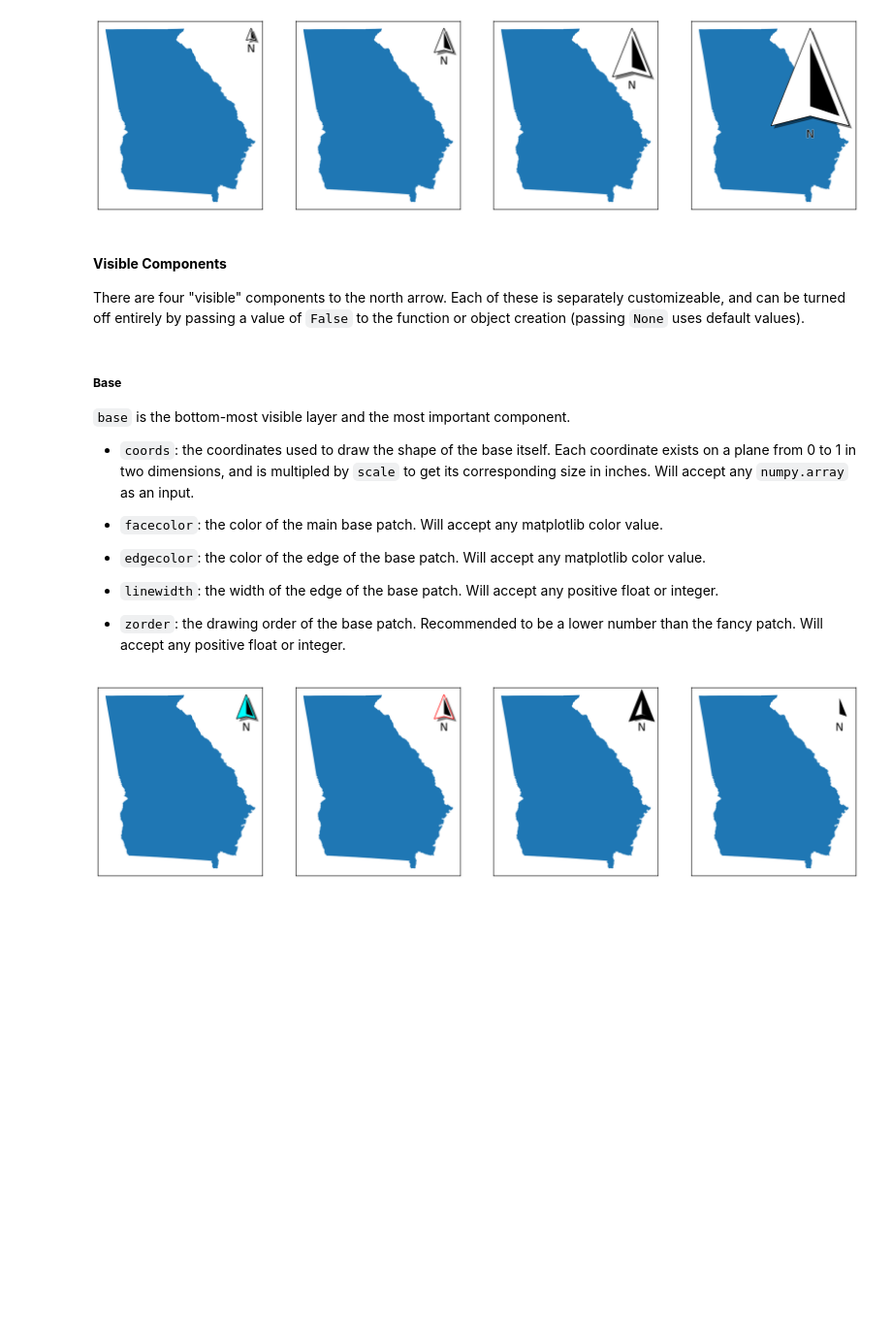
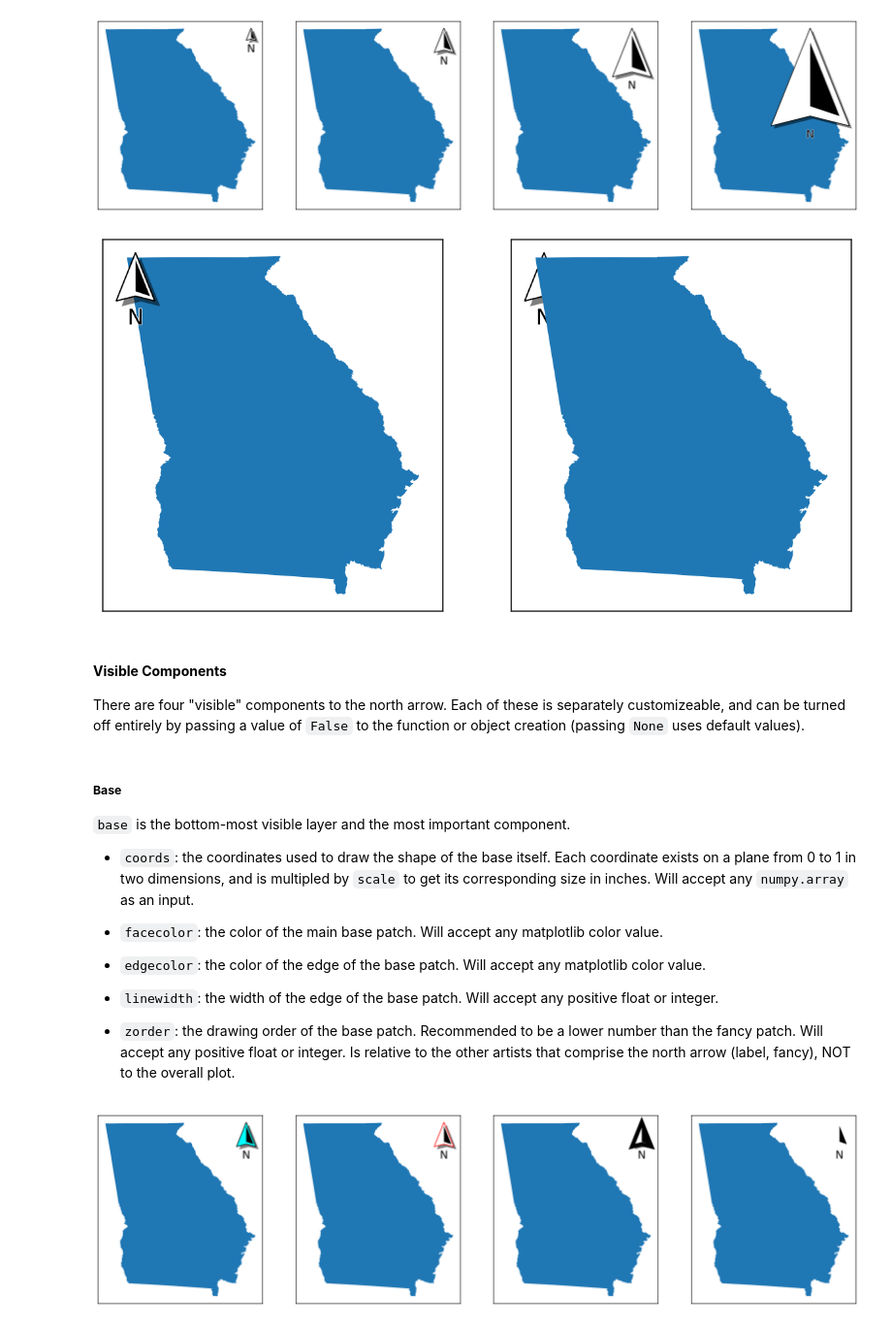
Before and after one commit to moss-xyz/matplotlib-map-utils, a Jupyter notebook: matplotlib_map_utils/docs/howto_north_arrow.ipynb, the cells around one changed output. Shown at 97% size. Saved outputs shown, nothing was run; the diff lists cells and outputs as text; code cells hidden in the pictures; blank space fills up the shorter version.

```diff
--- a/matplotlib_map_utils/docs/howto_north_arrow.ipynb
+++ b/matplotlib_map_utils/docs/howto_north_arrow.ipynb
@@ -191,6 +195,17 @@ for ax,s in zip(axs.flatten(), scales):
     north_arrow(ax=ax, location="upper right", rotation={"degrees":0}, scale=s)
 # %% [output]
 [figure]
+# %%
+# An example to show changing zorders
+zorders = [{"plot":5,"arrow":10}, {"plot":10,"arrow":5}]
+# Creating four subplots
+fig, axs = new_map(1,2, figsize=(10,5))
+for ax,z in zip(axs.flatten(), zorders):
+    states.query(f"NAME=='Georgia'").plot(ax=ax, zorder=z["plot"])
+    ax.set_aspect(1, adjustable="datalim")
+    north_arrow(ax=ax, location="upper left", rotation={"degrees":0}, zorder=z["arrow"])
+# %% [output]
+[figure, added]
 # %% [markdown]
 #### **Visible Components**
 There are four "visible" components to the north arrow. Each of these is separately customizeable, and can be turned off entirely by passing a value of `False` to the function or object creation (passing `None` uses default values).
@@ -206,7 +221,7 @@ There are four "visible" components to the north arrow. Each of these is separat
 
 * `linewidth`: the width of the edge of the base patch. Will accept any positive float or integer.
 
-* `zorder`: the drawing order of the base patch. Recommended to be a lower number than the fancy patch. Will accept any positive float or integer.
+* `zorder`: the drawing order of the base patch. Recommended to be a lower number than the fancy patch. Will accept any positive float or integer. Is relative to the other artists that comprise the north arrow (label, fancy), NOT to the overall plot.
 # %%
 # Modifying specific elements
 modifications = [
```
Also changed, not shown: parts of 4 cells of this notebook, 5 other files.
